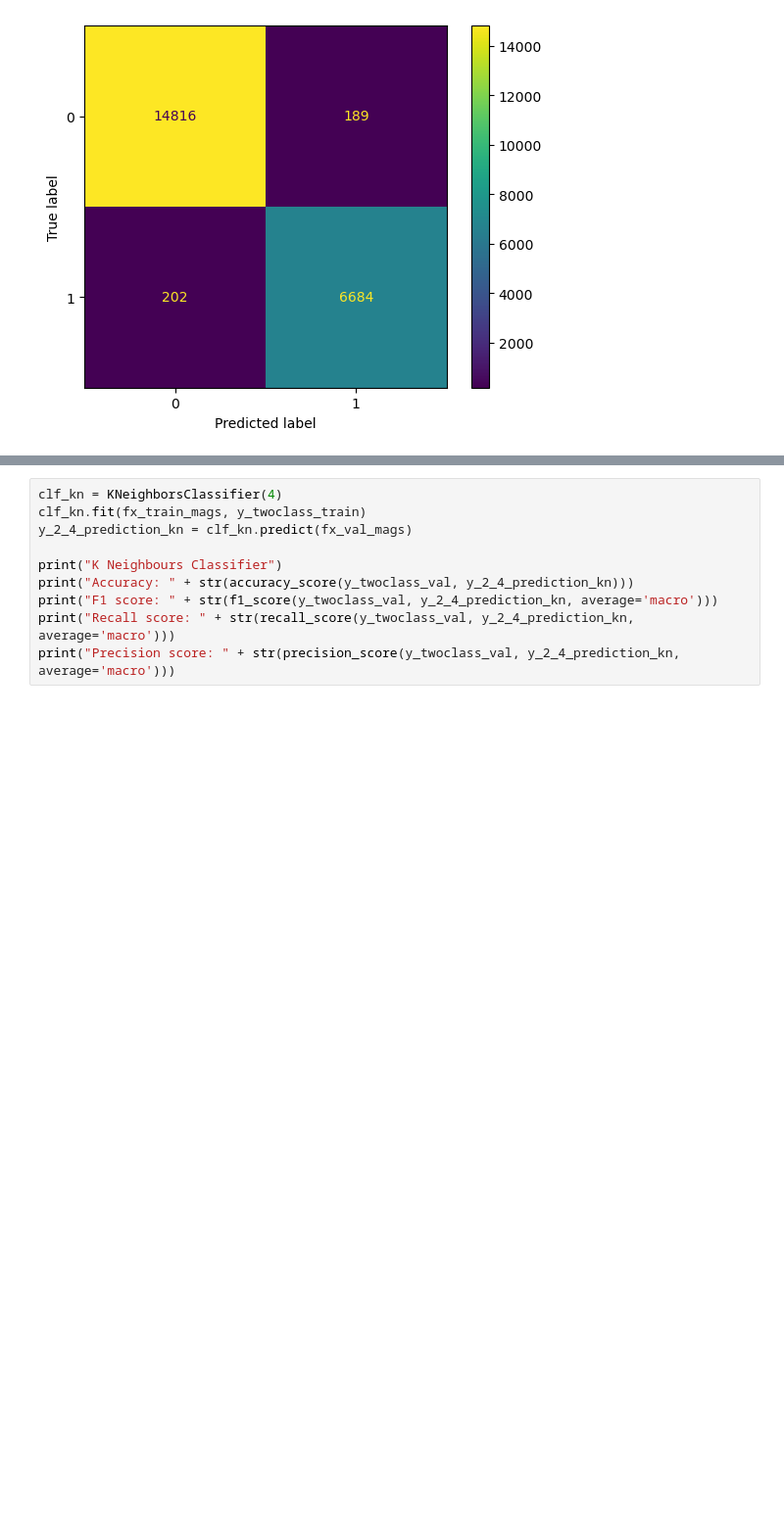
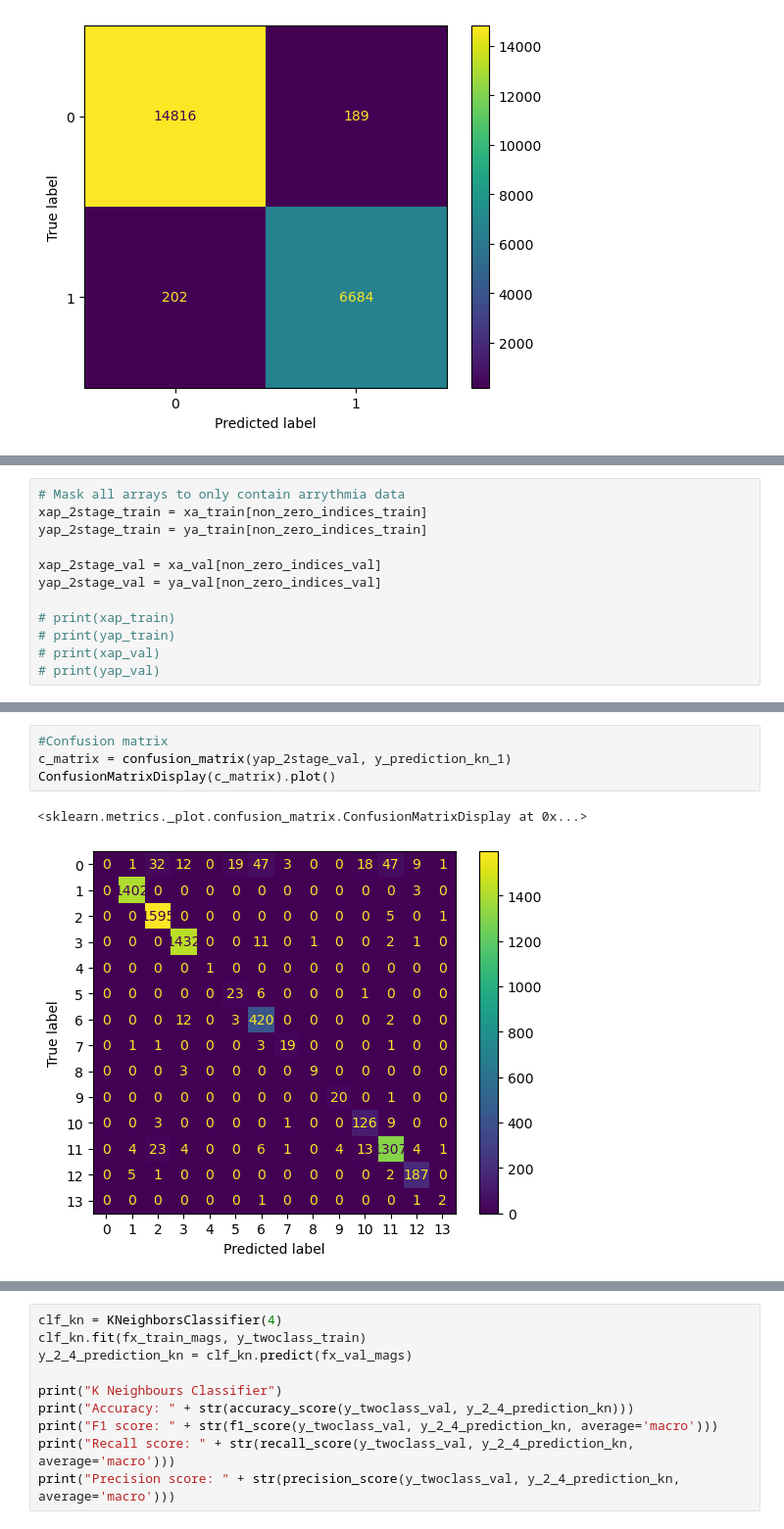
Before and after one commit to zachorrie/ML_ASS, a Jupyter notebook: CS_ARR.ipynb, the cells around one changed output, grey strips where cells are left out. Shown at 98% size. Cells and saved outputs as stored; diff of their text form; blank space fills up the shorter version.

```diff
--- a/CS_ARR.ipynb
+++ b/CS_ARR.ipynb
@@ -386,0 +409,12 @@ ConfusionMatrixDisplay(c_matrix).plot()
+# %%
+# Mask all arrays to only contain arrythmia data
+xap_2stage_train = xa_train[non_zero_indices_train]
+yap_2stage_train = ya_train[non_zero_indices_train]
+
+xap_2stage_val = xa_val[non_zero_indices_val]
+yap_2stage_val = ya_val[non_zero_indices_val]
+
+# print(xap_train)
+# print(yap_train)
+# print(xap_val)
+# print(yap_val)
@@ -386,0 +436,7 @@ ConfusionMatrixDisplay(c_matrix).plot()
+# %%
+#Confusion matrix
+c_matrix = confusion_matrix(yap_2stage_val, y_prediction_kn_1)
+ConfusionMatrixDisplay(c_matrix).plot()
+# %% [output]
+<sklearn.metrics._plot.confusion_matrix.ConfusionMatrixDisplay at 0x...>
+[figure, added]
```
Also changed, not shown: parts of 9 cells of this notebook.
